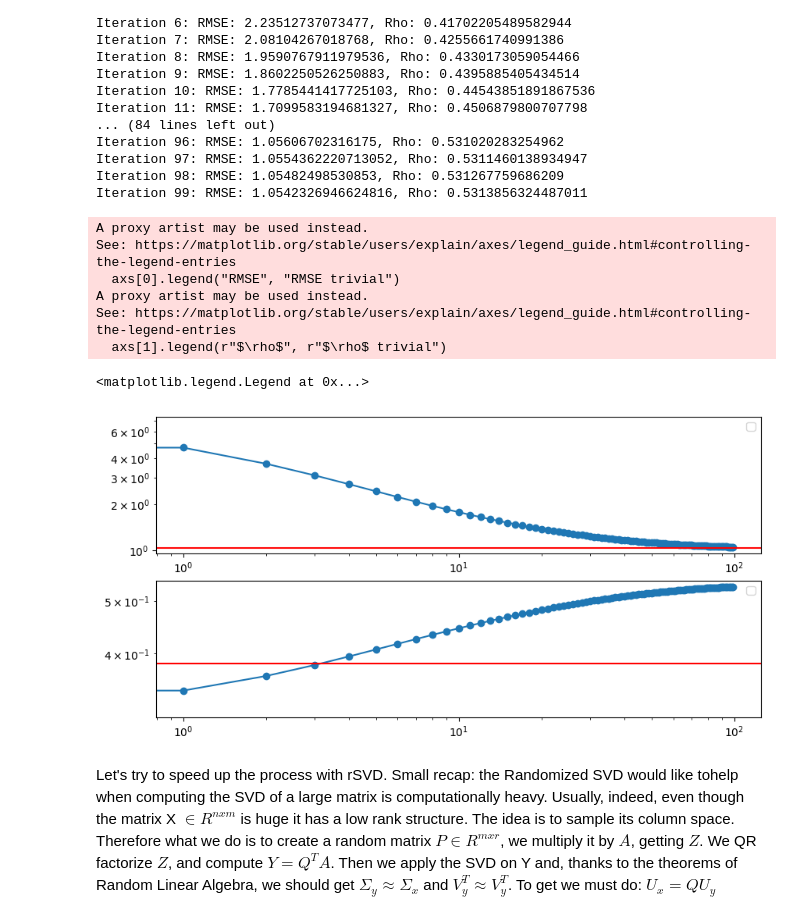
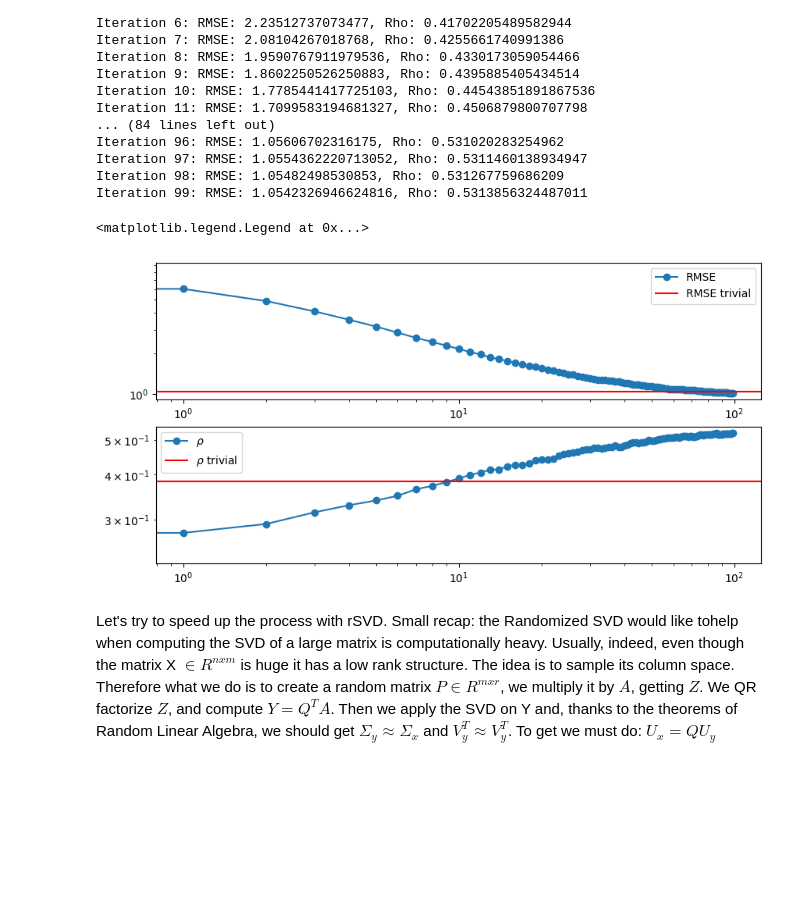
Before and after one commit to edogriba/NAML-2024, a Jupyter notebook: LAB03.ipynb, the cells around one changed output. Cells and saved outputs as stored; diff of their text form; code cells hidden in the pictures; blank space fills up the shorter version.

Commit message:
Fixed bug on legend

```diff
--- a/LAB03.ipynb
+++ b/LAB03.ipynb
@@ -228,22 +228,16 @@ Iteration 99: RMSE: 1.0542326946624816, Rho: 0.5313856324487011
 # %%
 fig, axs = plt.subplots(2, 1, figsize=(10, 5))
 
 axs[0].loglog(RMSE_svt, 'o-')
 axs[0].axhline(RMSE_trivial, color='r')
-axs[0].legend("RMSE", "RMSE trivial")
+axs[0].legend(["RMSE", "RMSE trivial"])
 
 axs[1].loglog(rho_svt, 'o-')
 axs[1].axhline(rho_trivial, color="red")
-axs[1].legend(r"$\rho$", r"$\rho$ trivial")
+axs[1].legend([r"$\rho$", r"$\rho$ trivial"])
 # %% [output]
-A proxy artist may be used instead.
-See: https://matplotlib.org/stable/users/explain/axes/legend_guide.html#controlling-the-legend-entries
-  axs[0].legend("RMSE", "RMSE trivial")
-A proxy artist may be used instead.
-See: https://matplotlib.org/stable/users/explain/axes/legend_guide.html#controlling-the-legend-entries
-  axs[1].legend(r"$\rho$", r"$\rho$ trivial")
+<matplotlib.legend.Legend at 0x...>
-<matplotlib.legend.Legend at 0x...>
-[figure, old version]
+[figure, new version]
 # %% [markdown]
 Let's try to speed up the process with rSVD.
 Small recap: the Randomized SVD would like tohelp when computing the SVD of a large matrix is computationally heavy.
```
